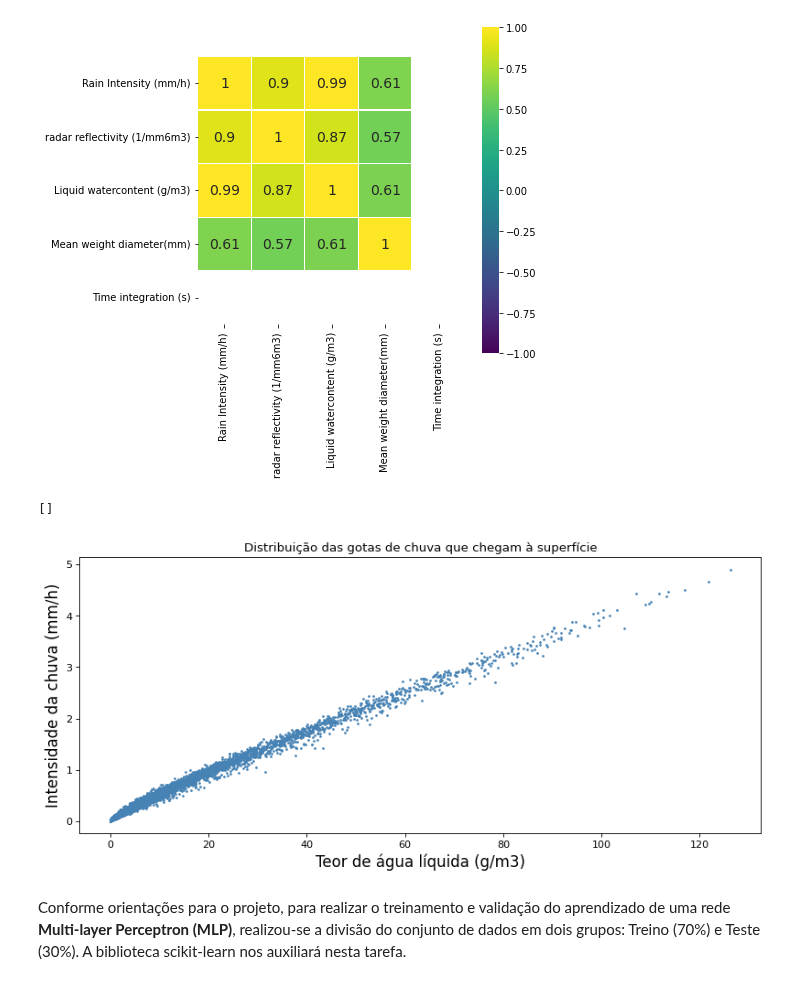
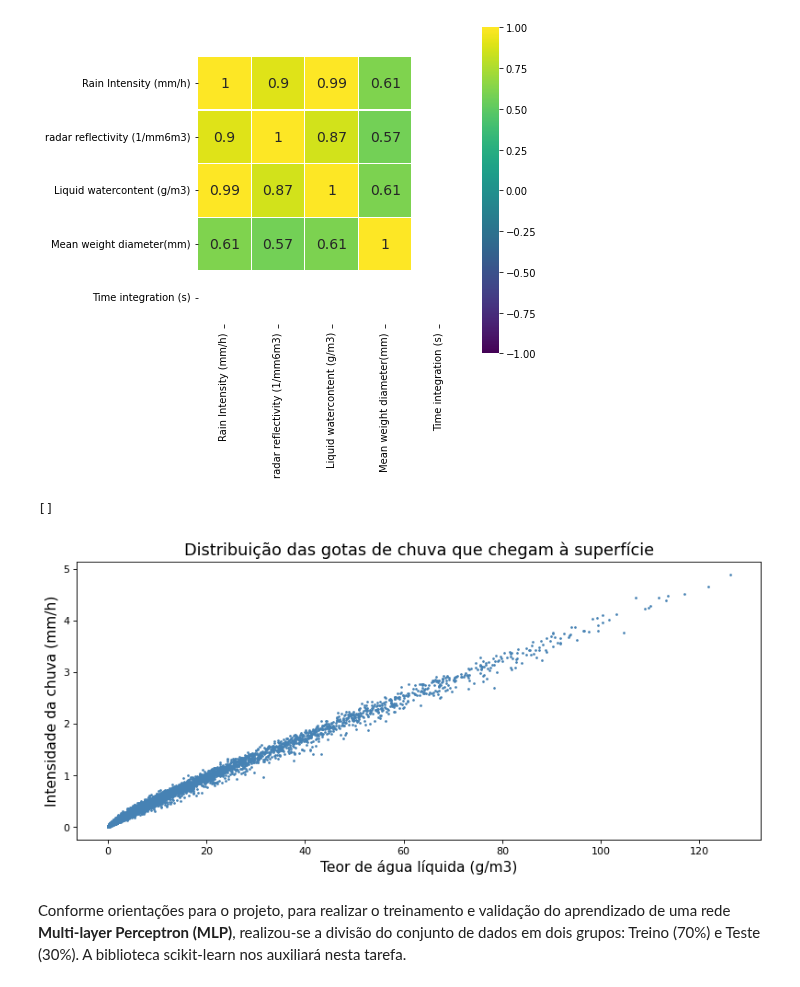
Before and after one commit to lourencocavalcante/Neurocomputacao, a Jupyter notebook: CAP351_Projeto_01_MLP.ipynb, the cells around one changed output. Drawn from its saved outputs; the diff is of its cells as text; code cells hidden in the pictures.

```diff
--- a/CAP351_Projeto_01_MLP.ipynb
+++ b/CAP351_Projeto_01_MLP.ipynb
@@ -132,13 +132,13 @@ sns.heatmap(corr[(corr >= 0.30) | (corr <= -0.30)],cmap='viridis', vmax=1.0, vmi
 # %%
 figure(figsize=(12,5),dpi=80)
 plt.scatter(df_rd80['Rain Intensity (mm/h)'] ,df_rd80['Liquid watercontent (g/m3)'],s=2, color='#4682B4')
-plt.xlabel(r'Teor de água líquida (g/m3)',size=15)
-plt.ylabel(r'Intensidade da chuva (mm/h)',size=15)
-plt.title("Distribuição das gotas de chuva que chegam à superfície")
+plt.xlabel(r'Teor de água líquida (g/m3)',size=14)
+plt.ylabel(r'Intensidade da chuva (mm/h)',size=14)
+plt.title("Distribuição das gotas de chuva que chegam à superfície", size=16)
 plt.plot()
 # %% [output]
 []
-[figure, old version]
+[figure, new version]
 # %% [markdown]
 Conforme orientações para o projeto, para realizar o treinamento e validação do aprendizado de uma rede **Multi-layer Perceptron (MLP)**, realizou-se a divisão do conjunto de dados em dois grupos: Treino (70%) e Teste (30%). A biblioteca scikit-learn nos auxiliará nesta tarefa.
 # %%
```
Also changed, not shown: parts of 19 cells of this notebook.
